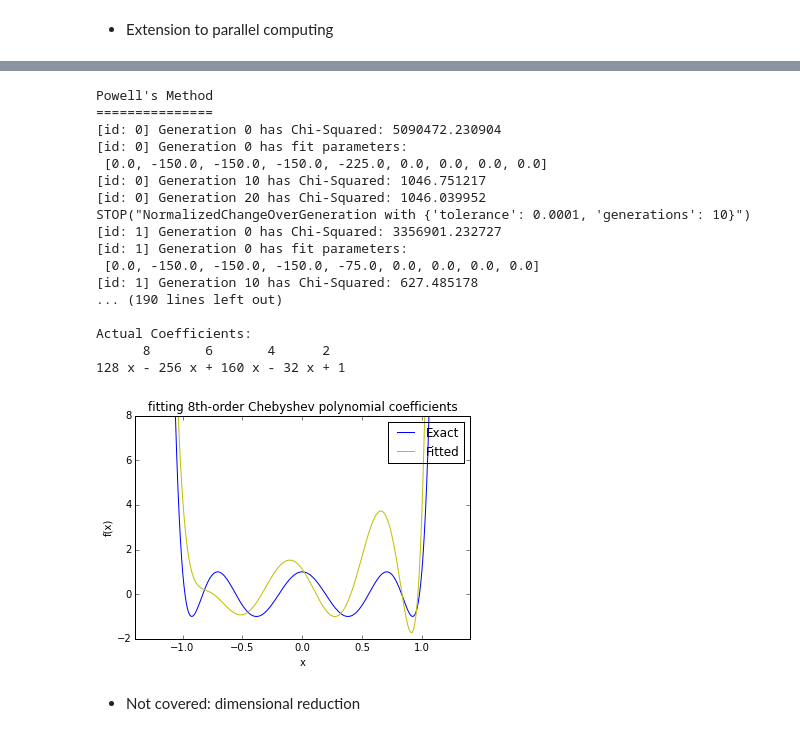
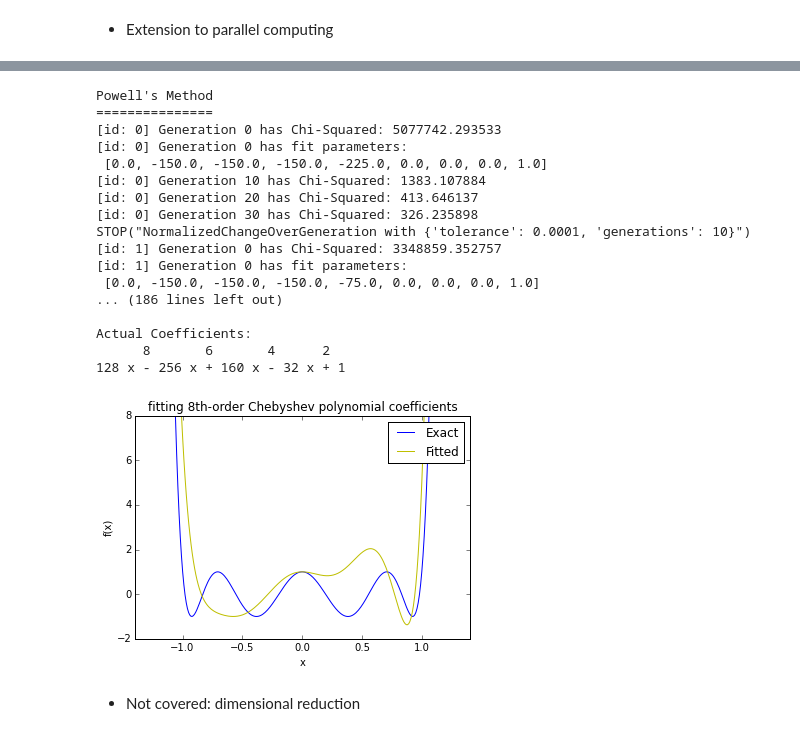
Before and after one commit to mmckerns/tutmom, a Jupyter notebook: workflow.ipynb, the cells around one changed output, grey strips where cells are left out. Drawn from its saved outputs; the diff is of its cells as text; code cells hidden in the pictures.

```diff
--- a/workflow.ipynb
+++ b/workflow.ipynb
@@ -271,6 +271,12 @@ def plot_solution(params,style='y-'):
     pylab.draw()
     return
 
+# add some information as constraints
+from mystic.constraints import integers
+@integers()
+def constraints(x):
+    x[-1] = 1
+    return x
 
 
 if __name__ == '__main__':
@@ -297,42 +303,43 @@ if __name__ == '__main__':
     solver.SetNestedSolver(PowellDirectionalSolver)
     solver.SetMapper(Pool().map)
     solver.SetGenerationMonitor(stepmon)
     solver.SetStrictRanges(min=[-300]*ndim, max=[300]*ndim)
+    solver.SetConstraints(constraints)
     solver.Solve(chebyshev8cost, NCOG(1e-4), disp=1)
     solution = solver.Solution()
 
     # write 'convergence' support file
     from mystic.munge import write_support_file
     write_support_file(solver._stepmon) #XXX: only saves the 'best'
 
     # use pretty print for polynomials
     print poly1d(solution)
 
     # compare solution with actual 8th-order Chebyshev coefficients
     print "\nActual Coefficients:\n %s\n" % poly1d(chebyshev8coeffs)
 
     # plot solution versus exact coefficients
     plot_solution(solution)
     #getch()
 # %% [output]
 Powell's Method
 ===============
-[id: 0] Generation 0 has Chi-Squared: 5090472.230904
+[id: 0] Generation 0 has Chi-Squared: 5077742.293533
 [id: 0] Generation 0 has fit parameters:
- [0.0, -150.0, -150.0, -150.0, -225.0, 0.0, 0.0, 0.0, 0.0]
-[id: 0] Generation 10 has Chi-Squared: 1046.751217
-[id: 0] Generation 20 has Chi-Squared: 1046.039952
+ [0.0, -150.0, -150.0, -150.0, -225.0, 0.0, 0.0, 0.0, 1.0]
+[id: 0] Generation 10 has Chi-Squared: 1383.107884
+[id: 0] Generation 20 has Chi-Squared: 413.646137
+[id: 0] Generation 30 has Chi-Squared: 326.235898
 STOP("NormalizedChangeOverGeneration with {'tolerance': 0.0001, 'generations': 10}")
-[id: 1] Generation 0 has Chi-Squared: 3356901.232727
+[id: 1] Generation 0 has Chi-Squared: 3348859.352757
 [id: 1] Generation 0 has fit parameters:
- [0.0, -150.0, -150.0, -150.0, -75.0, 0.0, 0.0, 0.0, 0.0]
-[id: 1] Generation 10 has Chi-Squared: 627.485178
-... (190 lines left out)
+ [0.0, -150.0, -150.0, -150.0, -75.0, 0.0, 0.0, 0.0, 1.0]
+... (186 lines left out)
 
 Actual Coefficients:
       8       6       4      2
 128 x - 256 x + 160 x - 32 x + 1
-[figure, old version]
+[figure, new version]
 # %% [markdown]
 * Not covered: dimensional reduction
 # %% [markdown]
```
Also changed, not shown: parts of 4 cells of this notebook, 2 other files.
